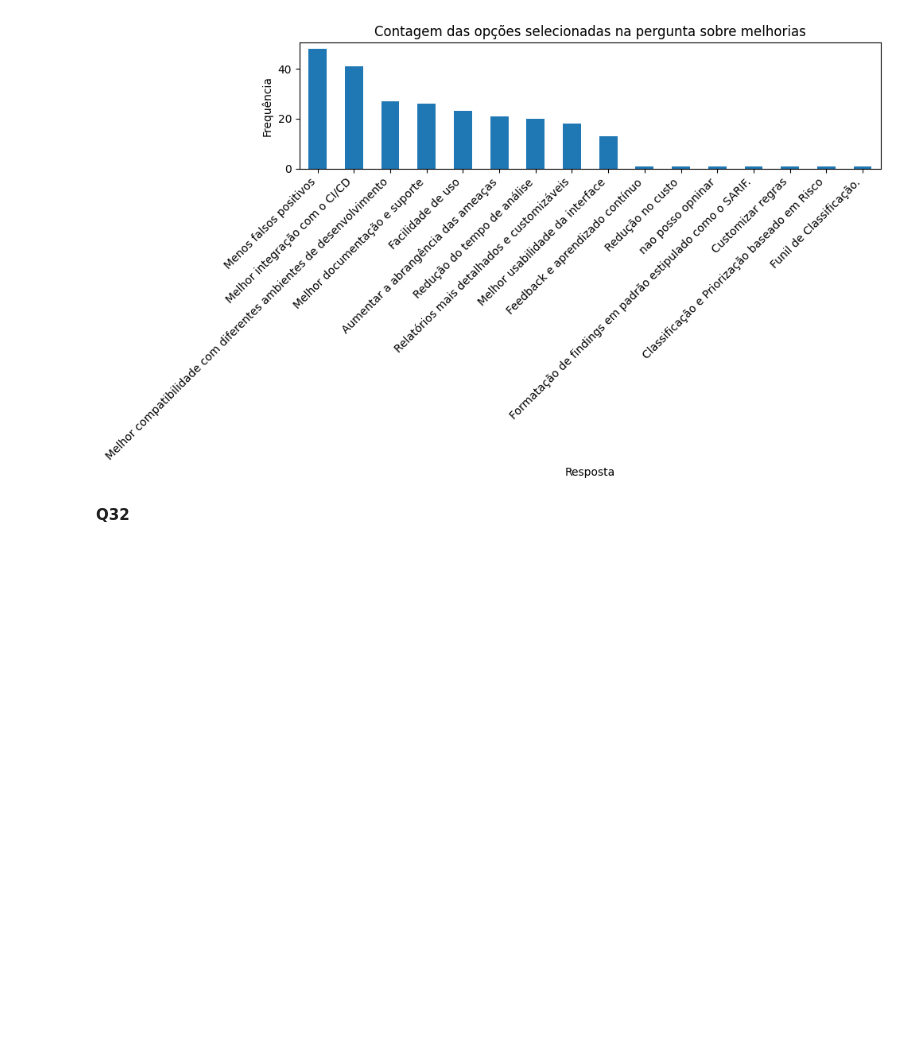
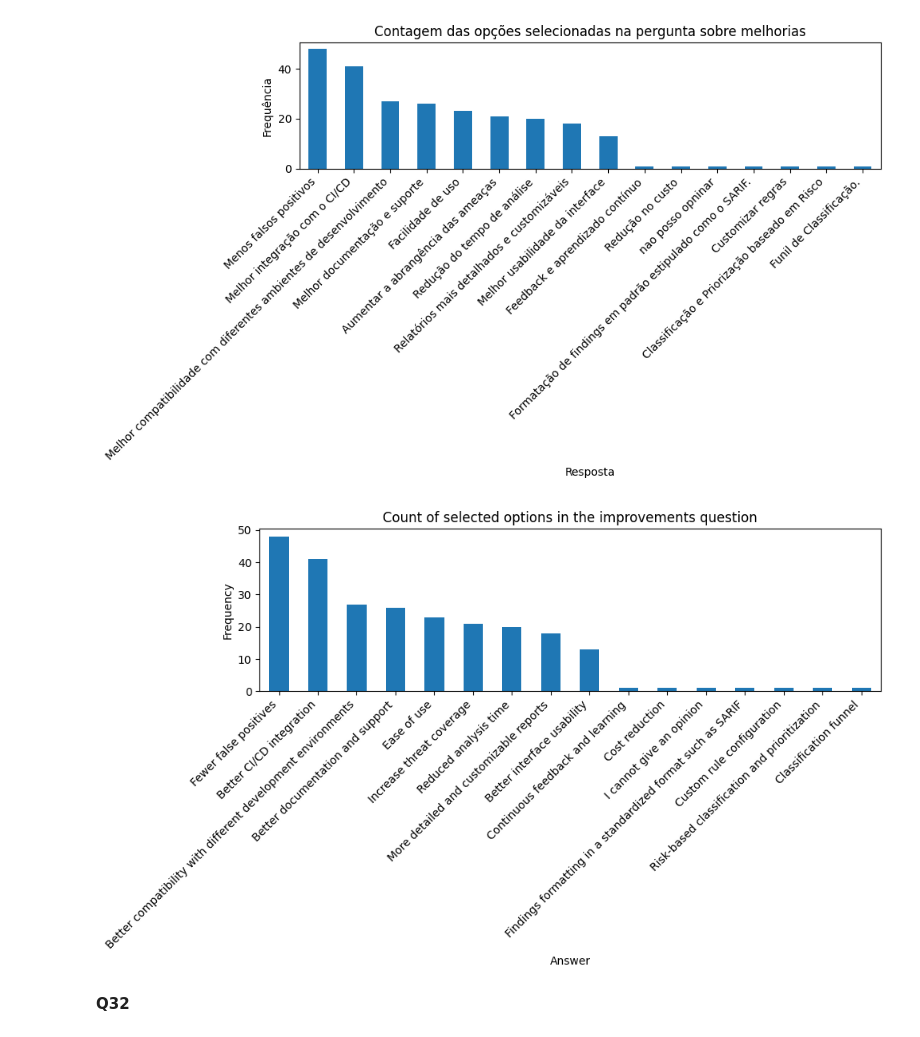
Before and after one commit to reset-ufc/appsec-practices-characterization-survey, a Jupyter notebook: RQ3_part2_analysis.ipynb, the cells around one changed output. Saved outputs shown, nothing was run; the diff lists cells and outputs as text; code cells hidden in the pictures; blank space fills up the shorter version.

```diff
--- a/RQ3_part2_analysis.ipynb
+++ b/RQ3_part2_analysis.ipynb
@@ -437,6 +476,43 @@ plt.tight_layout()
 plt.show()
 # %% [output]
 [figure]
+# %%
+translate_map = {
+    'Menos falsos positivos': 'Fewer false positives',
+    'Melhor integração com o CI/CD': 'Better CI/CD integration',
+    'Melhor compatibilidade com diferentes ambientes de desenvolvimento': 'Better compatibility with different development environments',
+    'Facilidade de uso': 'Ease of use',
+    'Melhor documentação e suporte': 'Better documentation and support',
+    'Redução do tempo de análise': 'Reduced analysis time',
+    'Melhor usabilidade da interface': 'Better interface usability',
+    'Aumentar a abrangência das ameaças': 'Increase threat coverage',
+    'Relatórios mais detalhados e customizáveis': 'More detailed and customizable reports',
+    'Feedback e aprendizado contínuo': 'Continuous feedback and learning',
+    'Redução no custo': 'Cost reduction',
+    'nao posso opninar': 'I cannot give an opinion',
+    'Formatação de findings em padrão estipulado como o SARIF.': 'Findings formatting in a standardized format such as SARIF',
+    'Customizar regras': 'Custom rule configuration',
+    'Classificação e Priorização baseado em Risco': 'Risk-based classification and prioritization',
+    'Funil de Classificação.': 'Classification funnel'
+}
+
+
+exploded_answers_en = exploded_answers.map(
+    lambda x: translate_map.get(x, x)  # se não achar, mantém original
+)
+
+count_en = exploded_answers_en.value_counts()
+# %%
+plt.figure(figsize=(10, 6))
+count_en.plot(kind='bar')
+plt.xlabel("Answer")
+plt.ylabel("Frequency")
+plt.title("Count of selected options in the improvements question")
+plt.xticks(rotation=45, ha='right')
+plt.tight_layout()
+plt.show()
+# %% [output]
+[figure, added]
 # %% [markdown]
 **Q32**
 # %%
```
Also changed, not shown: parts of 11 cells of this notebook.
